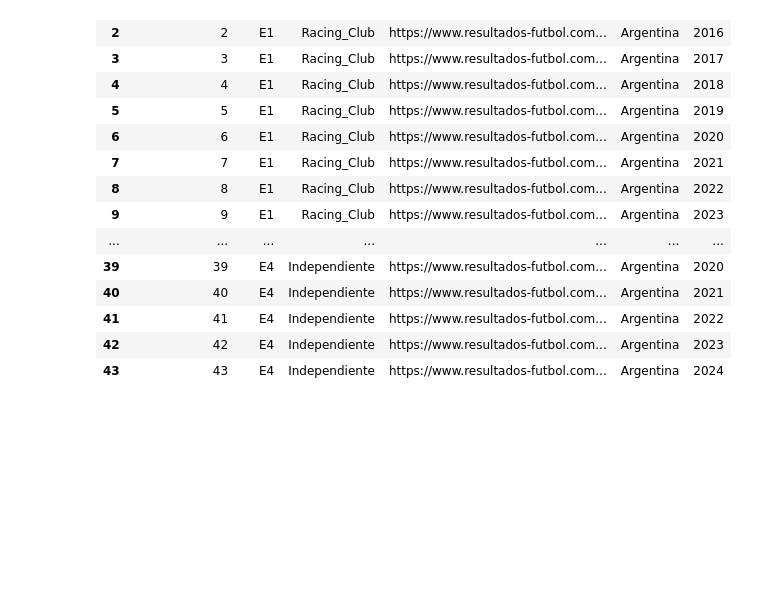
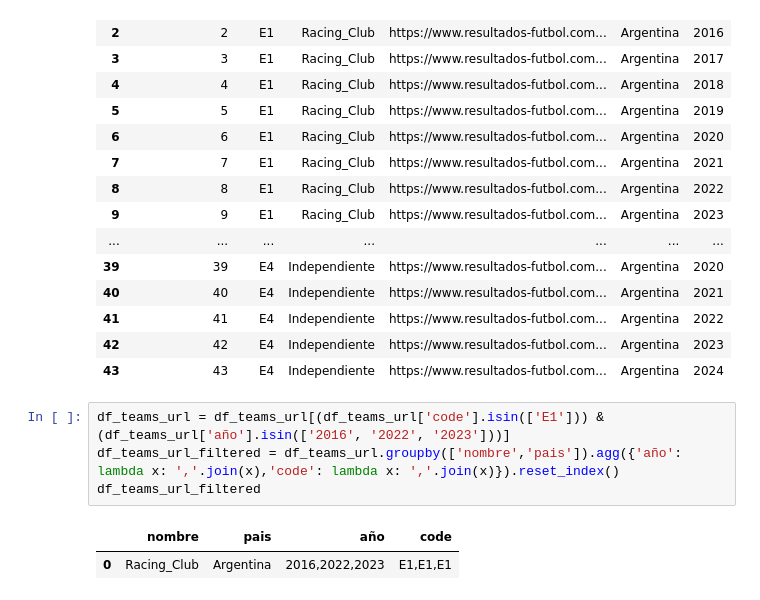
Before and after one commit to matiasfeliu92/torneos_primera_division_arg, a Jupyter notebook: ETL/1)_extract_data.ipynb, the cells around one changed output. Saved outputs shown, nothing was run; the diff lists cells and outputs as text; blank space fills up the shorter version.

```diff
--- a/ETL/1)_extract_data.ipynb
+++ b/ETL/1)_extract_data.ipynb
@@ -76,4 +62,11 @@ df_teams_url
 | 41 | 41 | E4 | Independiente | https://www.resultados-futbol.com... | Argentina | 2022 |
 | 42 | 42 | E4 | Independiente | https://www.resultados-futbol.com... | Argentina | 2023 |
 | 43 | 43 | E4 | Independiente | https://www.resultados-futbol.com... | Argentina | 2024 |
+# %%
+df_teams_url = df_teams_url[(df_teams_url['code'].isin(['E1'])) & (df_teams_url['año'].isin(['2016', '2022', '2023']))]
+df_teams_url_filtered = df_teams_url.groupby(['nombre','pais']).agg({'año': lambda x: ','.join(x),'code': lambda x: ','.join(x)}).reset_index()
+df_teams_url_filtered
+# %% [output]
+|  | nombre | pais | año | code |
+| 0 | Racing_Club | Argentina | 2016,2022,2023 | E1,E1,E1 |
 # %%
```
Also changed, not shown: parts of 7 cells of this notebook, 2 other files.
